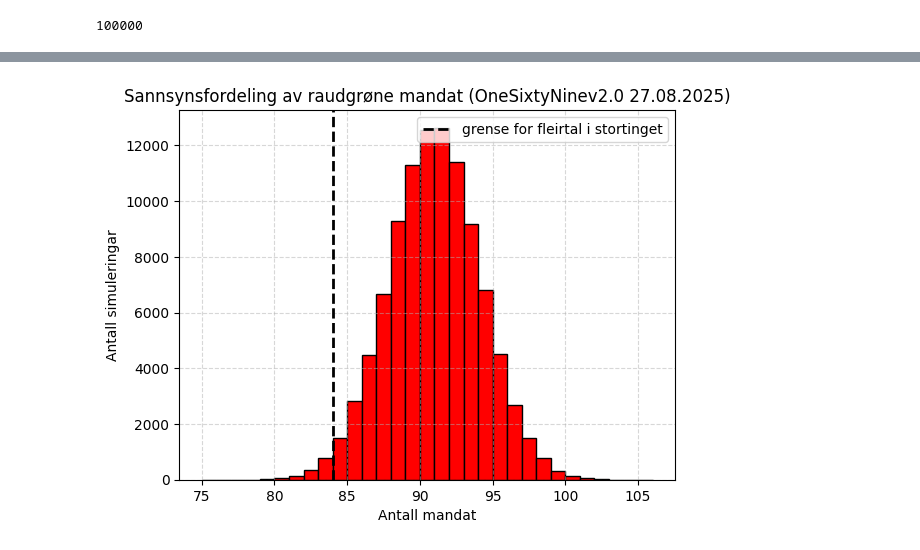
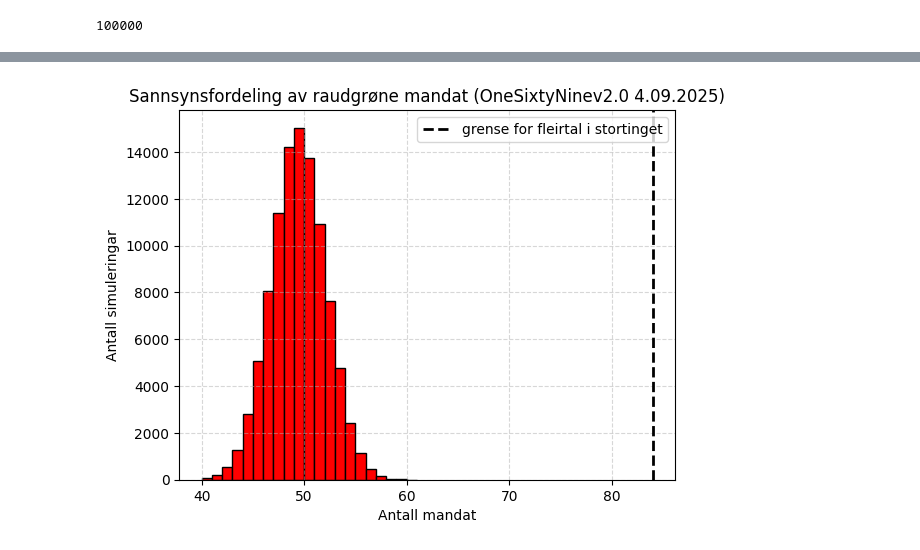
Before and after one commit to jensmorten/onesixtynine, a Jupyter notebook: models/onesixtyninev2-august.ipynb, the cells around one changed output, grey strips where cells are left out. Saved outputs shown, nothing was run; the diff lists cells and outputs as text; code cells hidden in the pictures.

```diff
--- a/models/onesixtyninev2-august.ipynb
+++ b/models/onesixtyninev2-august.ipynb
@@ -137,7 +137,7 @@ df_ex
 model = VAR(endog=df_en, exog=df_ex)
 #model = VAR(endog=df_en)
 # %%
-model_fitted = model.fit(maxlags=1,method = 'ols', trend='n', verbose=True)
+model_fitted = model.fit(maxlags=3,method = 'ols', trend='n', verbose=True)
 print(model_fitted.summary())
 # %% [output]
   Summary of Regression Results
@@ -646,24 +662,24 @@ Name: rg, Length: 100000, dtype: int64
 # %%
 
 plt.hist(
-    sample_169['rg'],
-    bins=range(75, sample_169['rg'].max() + 2),
+    sample_169['Ap'],
+    bins=range(40, sample_169['Ap'].max() + 2),
     edgecolor='black',
     color='red'       # Set bar color to red
 )
 plt.axvline(
     x=84,
     color='black',
     linestyle='--',
     linewidth=2,
     label='grense for fleirtal i stortinget' # Optional label
 )
-plt.title('Sannsynsfordeling av raudgrøne mandat (OneSixtyNinev2.0 27.08.2025)')
+plt.title('Sannsynsfordeling av raudgrøne mandat (OneSixtyNinev2.0 4.09.2025)')
 plt.xlabel('Antall mandat')
 plt.ylabel('Antall simuleringar')
 plt.grid(True, linestyle='--', alpha=0.5)
 plt.legend()
 plt.show()
 # %% [output]
-[figure, old version]
+[figure, new version]
 # %%
```
Also changed, not shown: parts of 56 cells of this notebook, 3 other files.
